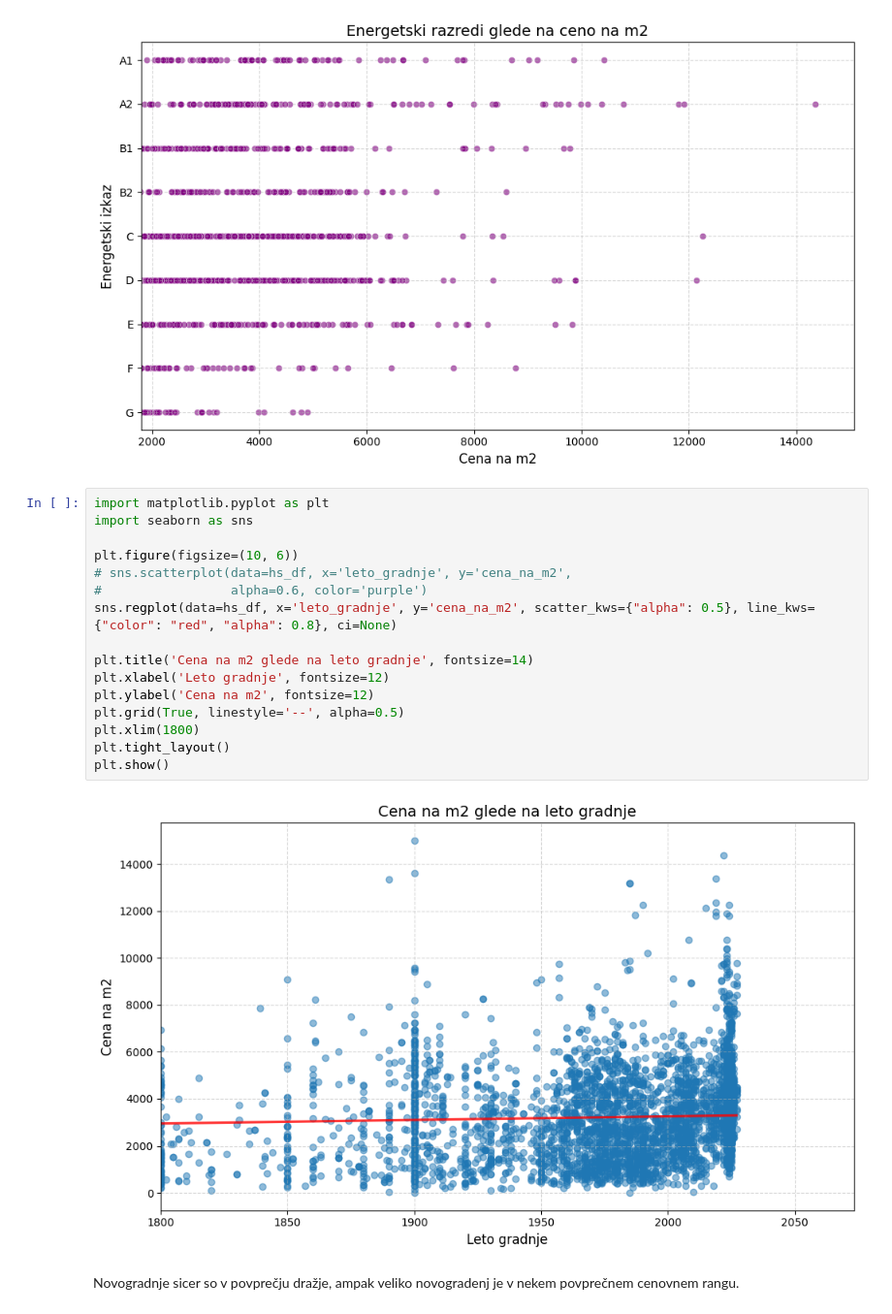
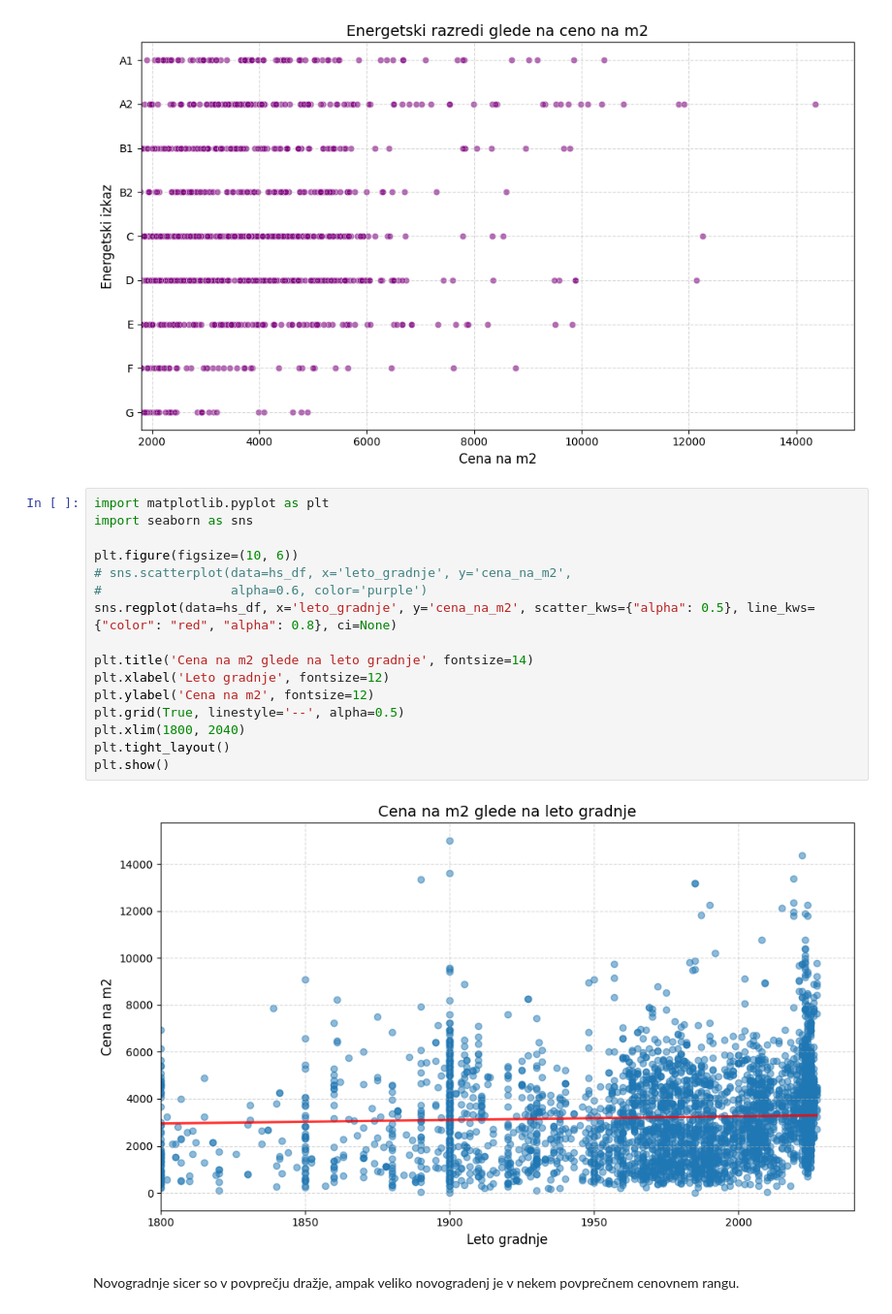
Before and after one commit to tthuma1/PR251, a Jupyter notebook: src/vizualizacije.ipynb, the cells around one changed output. Shown at 97% size. Drawn from its saved outputs; the diff is of its cells as text.

```diff
--- a/src/vizualizacije.ipynb
+++ b/src/vizualizacije.ipynb
@@ -713,20 +713,20 @@ plt.show()
 # %%
 import matplotlib.pyplot as plt
 import seaborn as sns
 
 plt.figure(figsize=(10, 6))
 # sns.scatterplot(data=hs_df, x='leto_gradnje', y='cena_na_m2',
 #                 alpha=0.6, color='purple')
 sns.regplot(data=hs_df, x='leto_gradnje', y='cena_na_m2', scatter_kws={"alpha": 0.5}, line_kws={"color": "red", "alpha": 0.8}, ci=None)
 
 plt.title('Cena na m2 glede na leto gradnje', fontsize=14)
 plt.xlabel('Leto gradnje', fontsize=12)
 plt.ylabel('Cena na m2', fontsize=12)
 plt.grid(True, linestyle='--', alpha=0.5)
-plt.xlim(1800)
+plt.xlim(1800, 2040)
 plt.tight_layout()
 plt.show()
 # %% [output]
-[figure, old version]
+[figure, new version]
 # %% [markdown]
 Novogradnje sicer so v povprečju dražje, ampak veliko novogradenj je v nekem povprečnem cenovnem rangu.
```
Also changed, not shown: parts of 1 cell of this notebook.
